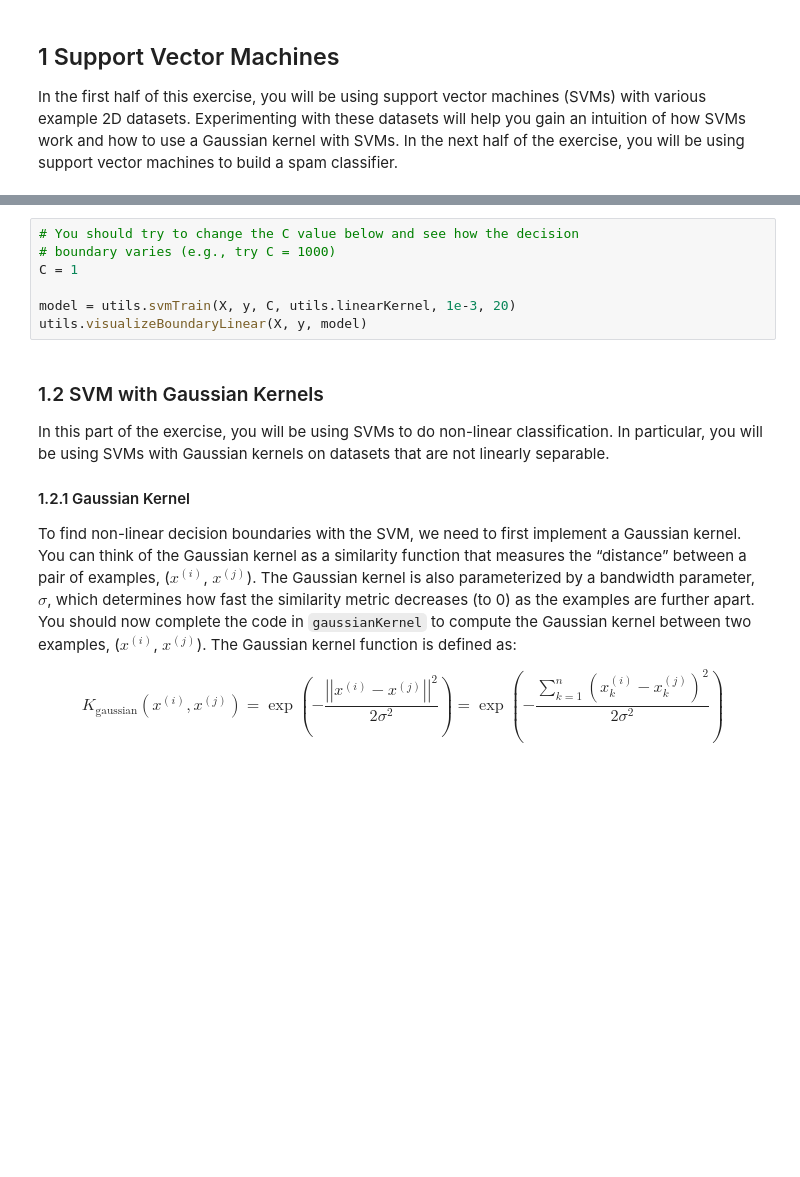
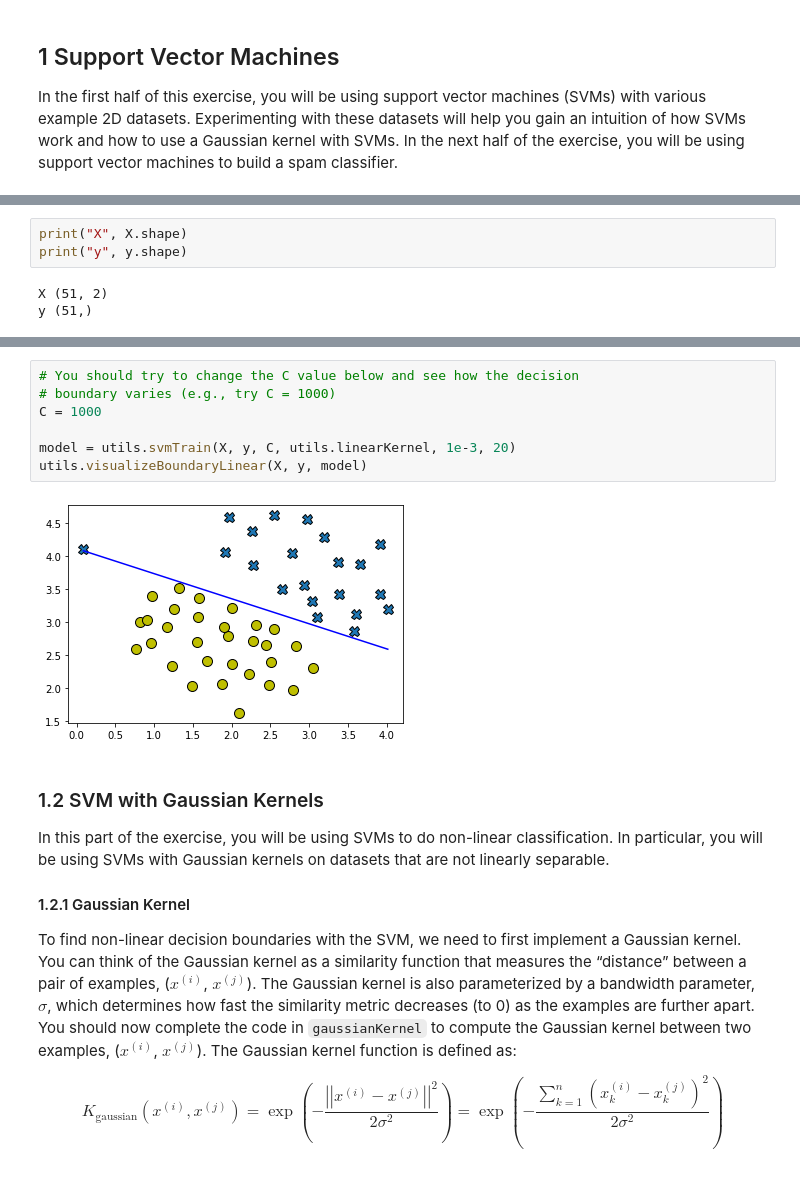
Before and after one commit to romadvincula/coursera-ml-standford, a Jupyter notebook: Exercise6/exercise6.ipynb, the cells around one changed output, grey strips where cells are left out. Drawn from its saved outputs; the diff is of its cells as text; blank space fills up the shorter version.

```diff
--- a/Exercise6/exercise6.ipynb
+++ b/Exercise6/exercise6.ipynb
@@ -81,3 +83,9 @@ utils.plotData(X, y)
+# %%
+print("X", X.shape)
+print("y", y.shape)
+# %% [output]
+X (51, 2)
+y (51,)
 # %% [markdown]
 In this part of the exercise, you will try using different values of the $C$ parameter with SVMs. Informally, the $C$ parameter is a positive value that controls the penalty for misclassified training examples. A large $C$ parameter tells the SVM to try to classify all the examples correctly. $C$ plays a role similar to $1/\lambda$, where $\lambda$ is the regularization parameter that we were using previously for logistic regression.
 
@@ -107,10 +115,12 @@ appear to be a natural fit for the data.
 # %%
 # You should try to change the C value below and see how the decision
 # boundary varies (e.g., try C = 1000)
-C = 1
+C = 1000
 
 model = utils.svmTrain(X, y, C, utils.linearKernel, 1e-3, 20)
 utils.visualizeBoundaryLinear(X, y, model)
+# %% [output]
+[figure, added]
 # %% [markdown]
 <a id="section1"></a>
 ### 1.2 SVM with Gaussian Kernels
```
Also changed, not shown: parts of 43 cells of this notebook, 4 other files.
